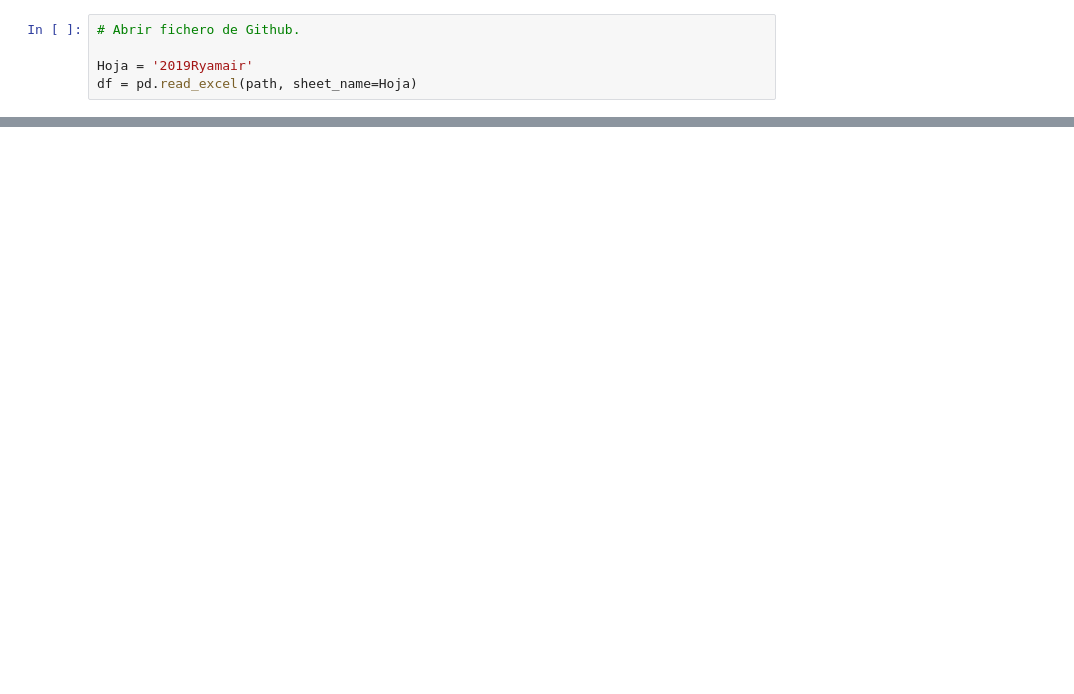
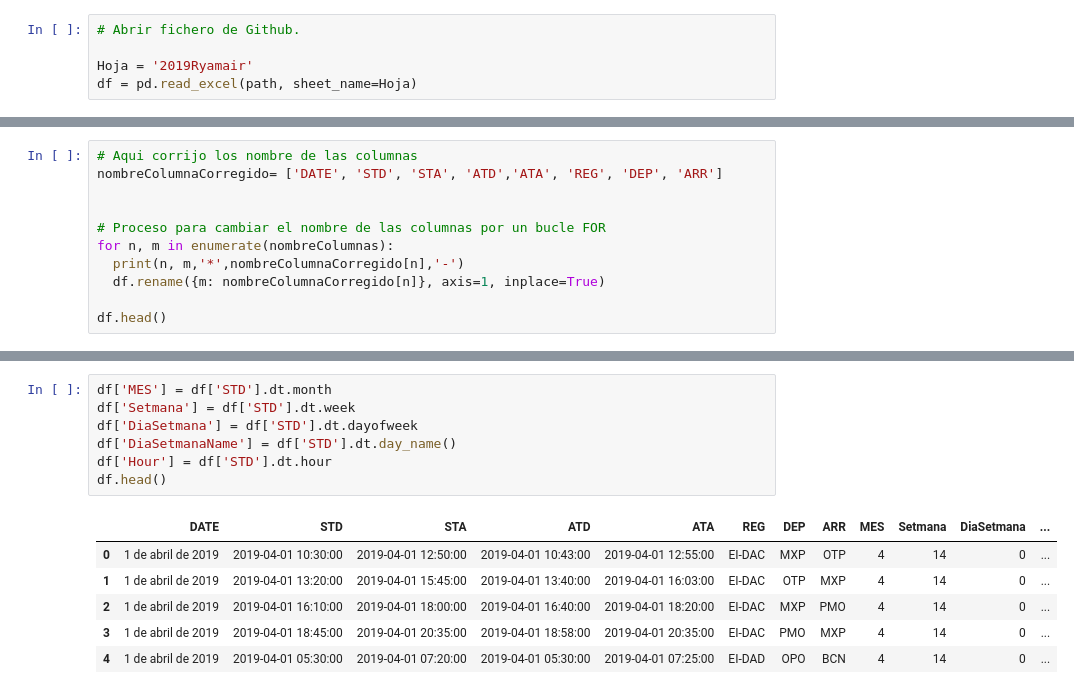
Before and after one commit to JMML2021/Entrega-projecte-final, a Jupyter notebook: Calculo_Ryainair2019ipynb.ipynb, the cells around one changed output, grey strips where cells are left out. Cells and saved outputs as stored; diff of their text form; blank space fills up the shorter version.

```diff
--- a/Calculo_Ryainair2019ipynb.ipynb
+++ b/Calculo_Ryainair2019ipynb.ipynb
@@ -59 +57,12 @@ Index(['Mes, Día, Año de Flight_Date_Calculated_TST',
       dtype='object')
+# %%
+# Aqui corrijo los nombre de las columnas
+nombreColumnaCorregido= ['DATE', 'STD', 'STA', 'ATD','ATA', 'REG', 'DEP', 'ARR']
+
+
+# Proceso para cambiar el nombre de las columnas por un bucle FOR
+for n, m in enumerate(nombreColumnas):
+  print(n, m,'*',nombreColumnaCorregido[n],'-')
+  df.rename({m: nombreColumnaCorregido[n]}, axis=1, inplace=True)
+
+df.head()
@@ -59,0 +84,14 @@ Index(['Mes, Día, Año de Flight_Date_Calculated_TST',
+# %%
+df['MES'] = df['STD'].dt.month
+df['Setmana'] = df['STD'].dt.week
+df['DiaSetmana'] = df['STD'].dt.dayofweek
+df['DiaSetmanaName'] = df['STD'].dt.day_name()
+df['Hour'] = df['STD'].dt.hour
+df.head()
+# %% [output]
+|  | DATE | STD | STA | ATD | ATA | REG | DEP | ARR | MES | Setmana | DiaSetmana | ... |
+| 0 | 1 de abril de 2019 | 2019-04-01 10:30:00 | 2019-04-01 12:50:00 | 2019-04-01 10:43:00 | 2019-04-01 12:55:00 | EI-DAC | MXP | OTP | 4 | 14 | 0 | ... |
+| 1 | 1 de abril de 2019 | 2019-04-01 13:20:00 | 2019-04-01 15:45:00 | 2019-04-01 13:40:00 | 2019-04-01 16:03:00 | EI-DAC | OTP | MXP | 4 | 14 | 0 | ... |
+| 2 | 1 de abril de 2019 | 2019-04-01 16:10:00 | 2019-04-01 18:00:00 | 2019-04-01 16:40:00 | 2019-04-01 18:20:00 | EI-DAC | MXP | PMO | 4 | 14 | 0 | ... |
+| 3 | 1 de abril de 2019 | 2019-04-01 18:45:00 | 2019-04-01 20:35:00 | 2019-04-01 18:58:00 | 2019-04-01 20:35:00 | EI-DAC | PMO | MXP | 4 | 14 | 0 | ... |
+| 4 | 1 de abril de 2019 | 2019-04-01 05:30:00 | 2019-04-01 07:20:00 | 2019-04-01 05:30:00 | 2019-04-01 07:25:00 | EI-DAD | OPO | BCN | 4 | 14 | 0 | ... |
```
Also changed, not shown: parts of 31 cells of this notebook.
